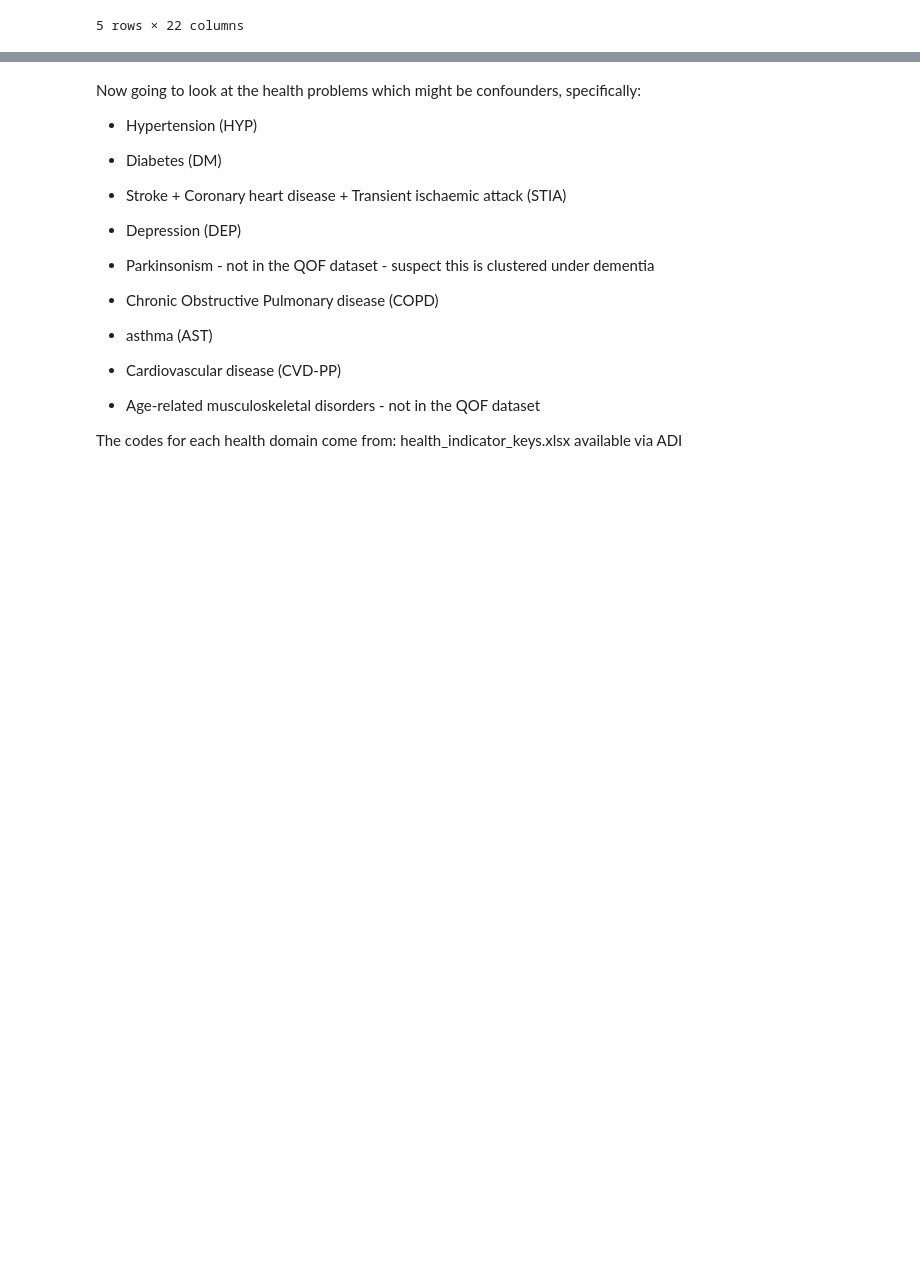
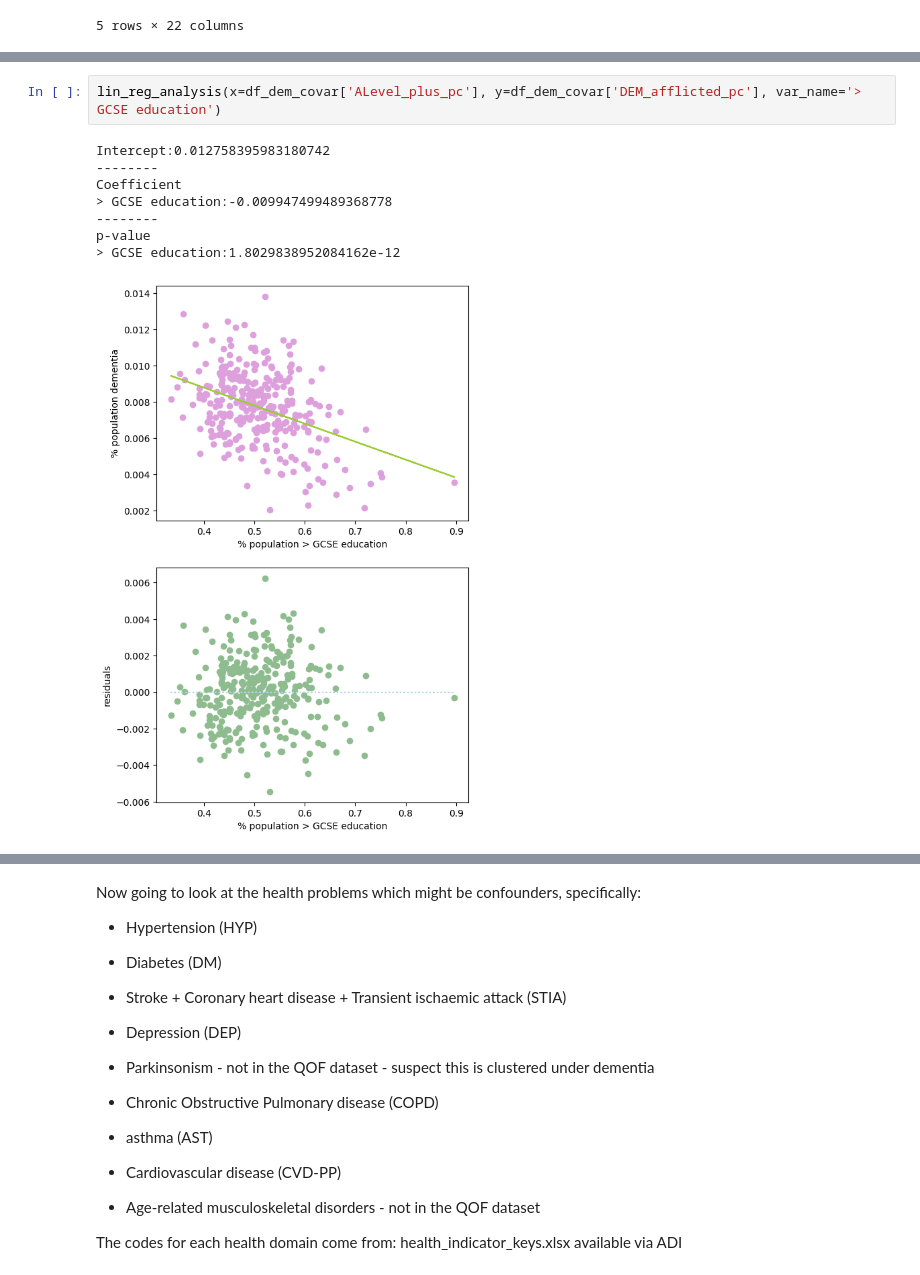
Before and after one commit to Bea-Taylor/DifDem_inequalities, a Jupyter notebook: nbs/core/03a_explore_datasets.ipynb, the cells around one changed output, grey strips where cells are left out. Saved outputs shown, nothing was run; the diff lists cells and outputs as text; blank space fills up the shorter version.

```diff
--- a/nbs/core/03a_explore_datasets.ipynb
+++ b/nbs/core/03a_explore_datasets.ipynb
@@ -229,0 +203,11 @@ Text(0, 0.5, '% population dementia')
+# %%
+lin_reg_analysis(x=df_dem_covar['ALevel_plus_pc'], y=df_dem_covar['DEM_afflicted_pc'], var_name='> GCSE education')
+# %% [output]
+Intercept:0.012758395983180742
+--------
+Coefficient
+> GCSE education:-0.009947499489368778
+--------
+p-value
+> GCSE education:1.8029838952084162e-12
+[figure, added]
```
Also changed, not shown: parts of 18 cells of this notebook.
